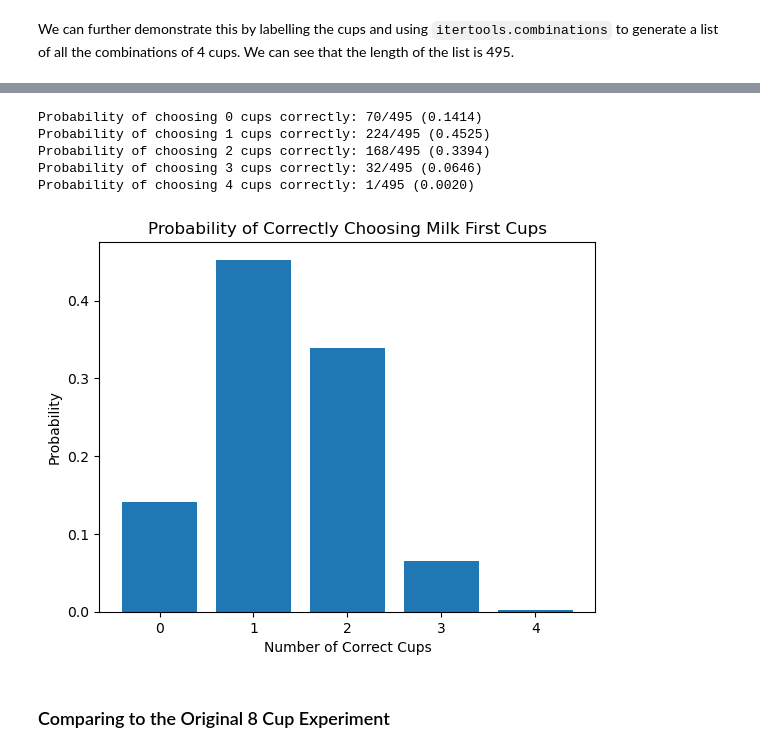
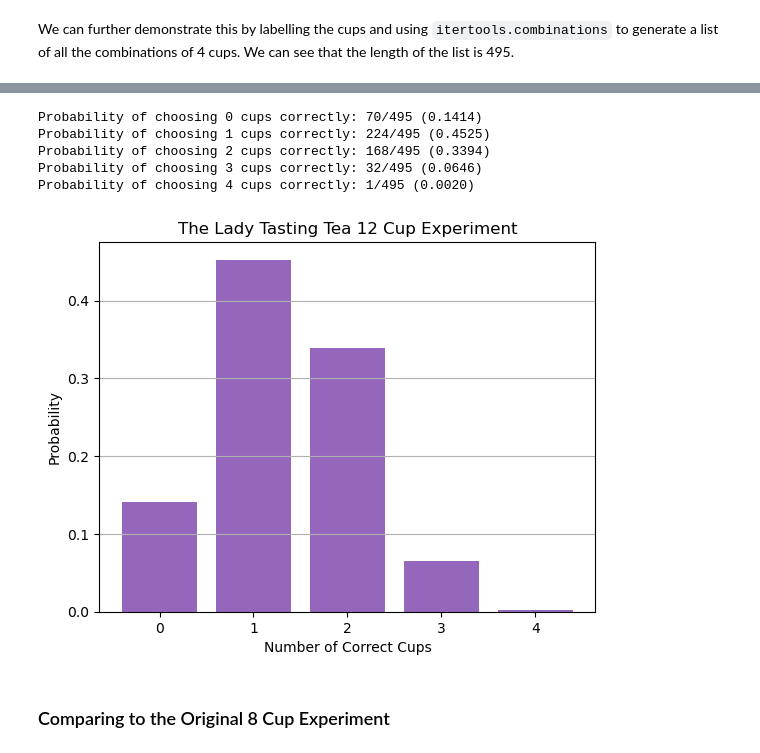
Before and after one commit to eoghanpw/applied-statistics, a Jupyter notebook: problems.ipynb, the cells around one changed output, grey strips where cells are left out. Drawn from its saved outputs; the diff is of its cells as text; code cells hidden in the pictures.

Commit message:
Updates to lady tasting tea

```diff
--- a/problems.ipynb
+++ b/problems.ipynb
@@ -110,39 +132,53 @@ We can now use `np.unique` to get the count and calculate the probability of cor
 # %%
+# Function to get the count and plot the result.
 def plot_prob(cups, milk_first):
     total_matches = matches(cups, milk_first)[3]
-    # Get the count.
+    # Get the counts.
     # https://numpy.org/doc/stable/reference/generated/numpy.unique.html
     count = np.array(np.unique(total_matches, return_counts=True))
 
+    # Loop through to print the probabilities.
     index = 0
     for cup in count[0]:
         fraction = f"{(count[1][index])}/{(sum(count[1]))}"
         probability = (count[1][index])/(sum(count[1]))
         print(f"Probability of choosing {cup} cups correctly: {fraction} ({probability:.4f})")
         index += 1
 
     # Plot the probabilities.
     fig, ax = plt.subplots()
 
+    # Set x & y variables.
     x = count[0]
     y = count[1]/sum(count[1])
 
-    ax.bar(x, y)
+    # Set the colour based on number of cups.
+    if (cups - milk_first) == milk_first:
+        color = 'tab:orange'
+    else:
+        color = 'tab:purple'
 
-    ax.set_title("Probability of Correctly Choosing Milk First Cups")
+    # Generate the bar chart.
+    ax.bar(x, y, color=color)
+
+    # Add title, labels and grid.
+    ax.set_title(f"The Lady Tasting Tea {cups} Cup Experiment")
     ax.set_xlabel("Number of Correct Cups")
     ax.set_ylabel("Probability")
+    ax.grid(axis="y")
 
+    # Show plot.
     plt.show()
 
+# Run the function
 plot = plot_prob(cups, milk_first)
 # %% [output]
 Probability of choosing 0 cups correctly: 70/495 (0.1414)
 Probability of choosing 1 cups correctly: 224/495 (0.4525)
 Probability of choosing 2 cups correctly: 168/495 (0.3394)
 Probability of choosing 3 cups correctly: 32/495 (0.0646)
 Probability of choosing 4 cups correctly: 1/495 (0.0020)
-[figure, old version]
+[figure, new version]
 # %% [markdown]
 ### Comparing to the Original 8 Cup Experiment
 # %%
```
Also changed, not shown: parts of 11 cells of this notebook.
